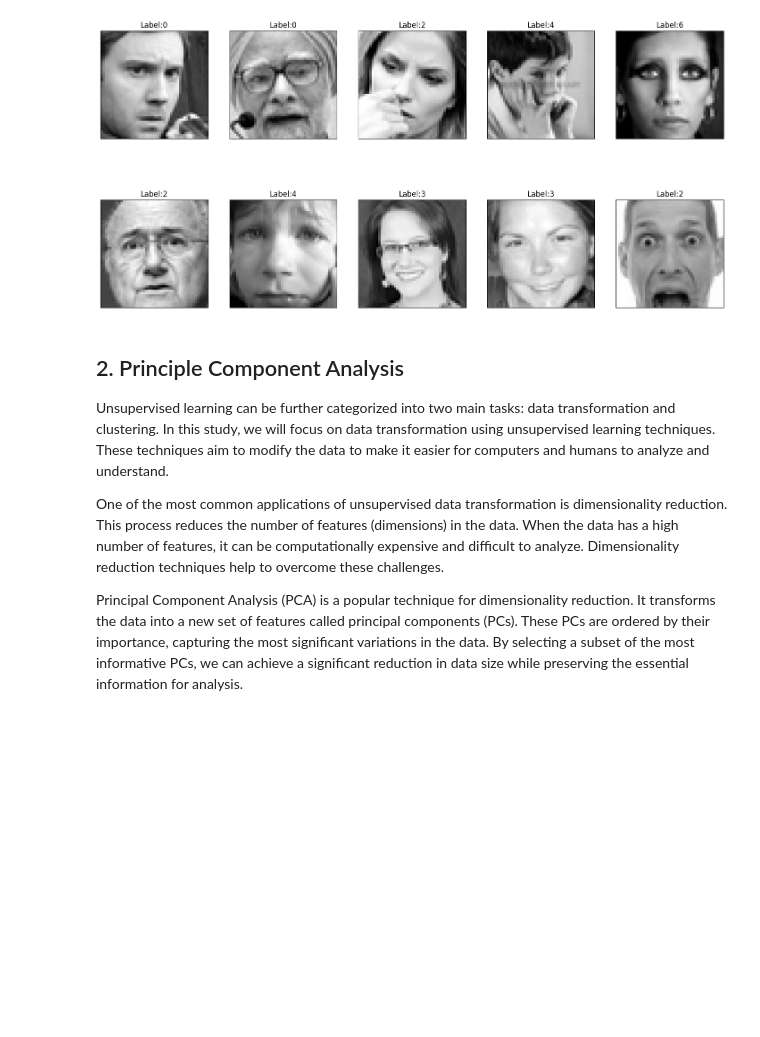
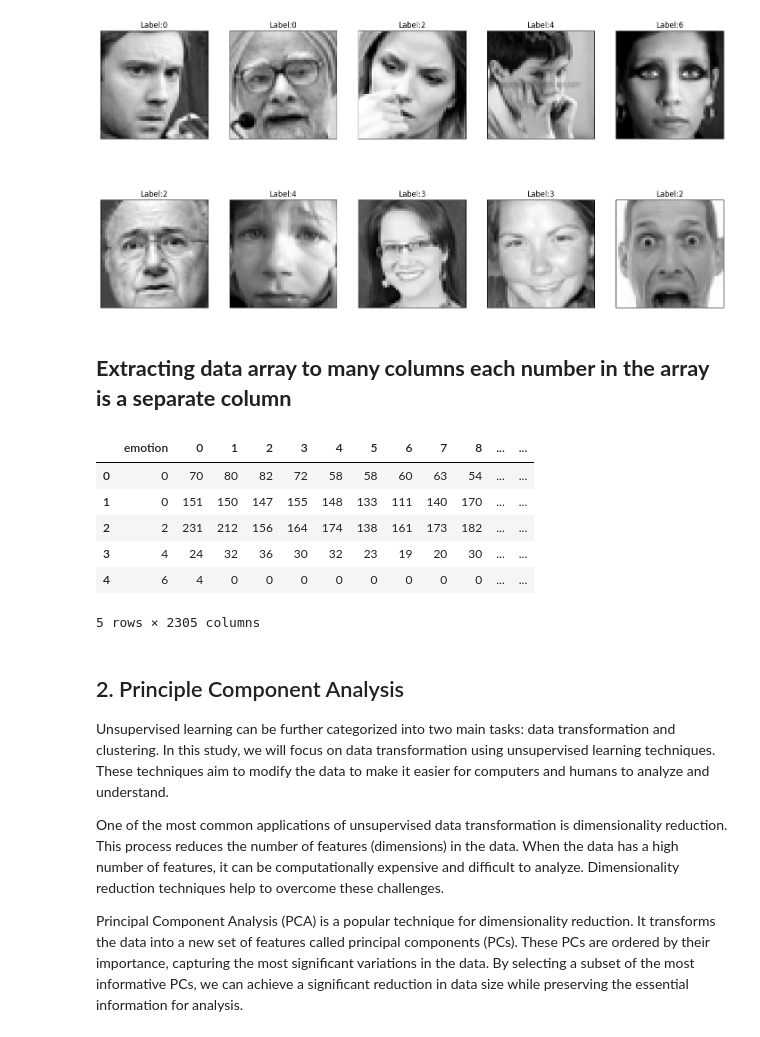
Before and after one commit to taindp98/Fundamental-ML, a Jupyter notebook: notebooks/EDA.ipynb, the cells around one changed output. Cells and saved outputs as stored; diff of their text form; code cells hidden in the pictures; blank space fills up the shorter version.

```diff
--- a/notebooks/EDA.ipynb
+++ b/notebooks/EDA.ipynb
@@ -60,6 +64,31 @@ images, labels = parse_data(df)
 show_img(images, labels)
 # %% [output]
 [figure]
+# %% [markdown]
+## **Extracting data array to many columns each number in the array is a separate column**
+# %%
+# Function to convert string representation of list to a list of numbers
+def str_to_num_list(s):
+    # Remove brackets and split the string by space, then convert to integers
+    return [int(num) for num in s.strip('[]').split(' ')]
+
+
+# Apply the function to the 'array_data' column
+df['pixels'] = df['pixels'].apply(str_to_num_list)
+# %%
+df_expand = df['pixels'].apply(pd.Series)
+
+df = pd.concat([df.drop('pixels', axis=1), df_expand], axis=1)
+
+df.head()
+# %% [output]
+|  | emotion | 0 | 1 | 2 | 3 | 4 | 5 | 6 | 7 | 8 | ... | ... |
+| 0 | 0 | 70 | 80 | 82 | 72 | 58 | 58 | 60 | 63 | 54 | ... | ... |
+| 1 | 0 | 151 | 150 | 147 | 155 | 148 | 133 | 111 | 140 | 170 | ... | ... |
+| 2 | 2 | 231 | 212 | 156 | 164 | 174 | 138 | 161 | 173 | 182 | ... | ... |
+| 3 | 4 | 24 | 32 | 36 | 30 | 32 | 23 | 19 | 20 | 30 | ... | ... |
+| 4 | 6 | 4 | 0 | 0 | 0 | 0 | 0 | 0 | 0 | 0 | ... | ... |
+5 rows × 2305 columns
 # %% [markdown]
 ## 2. Principle Component Analysis
 
```
Also changed, not shown: parts of 9 cells of this notebook.
